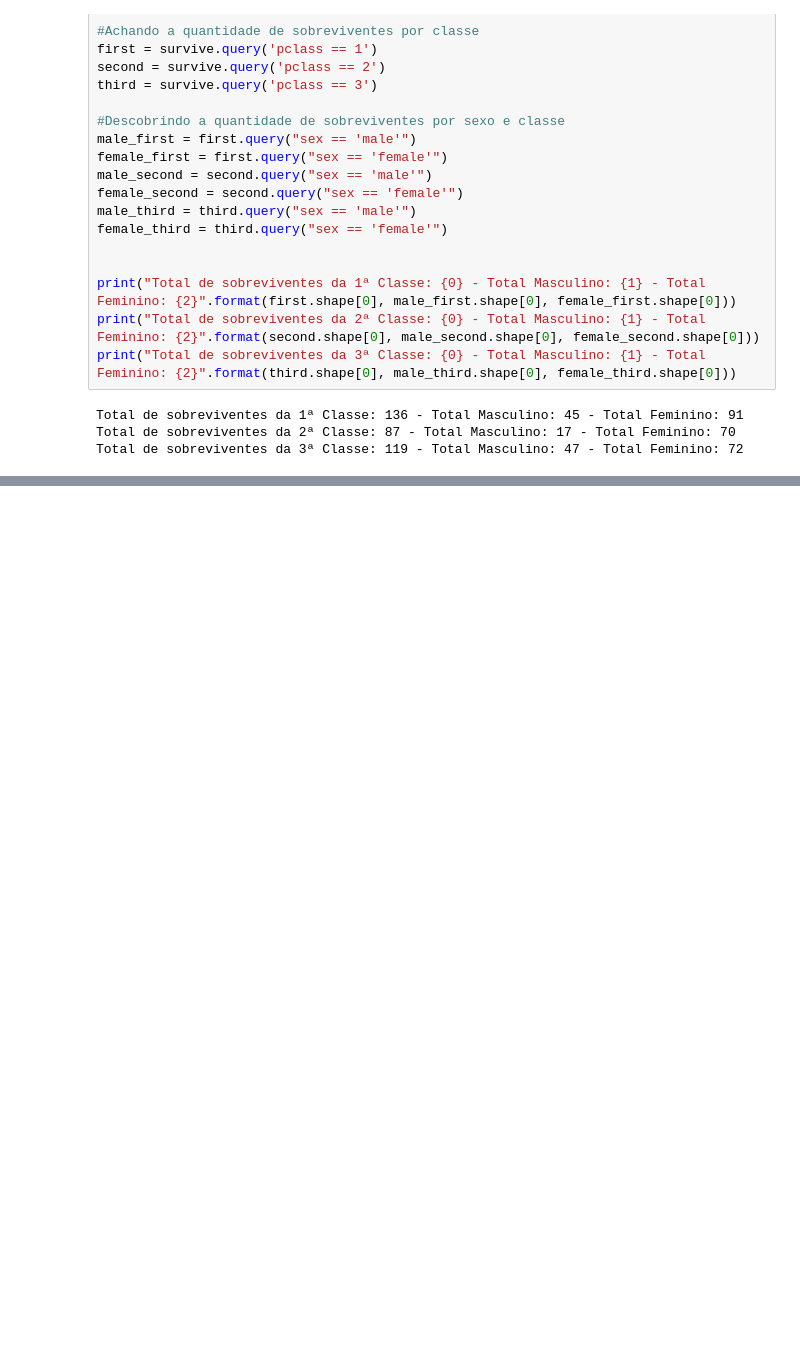
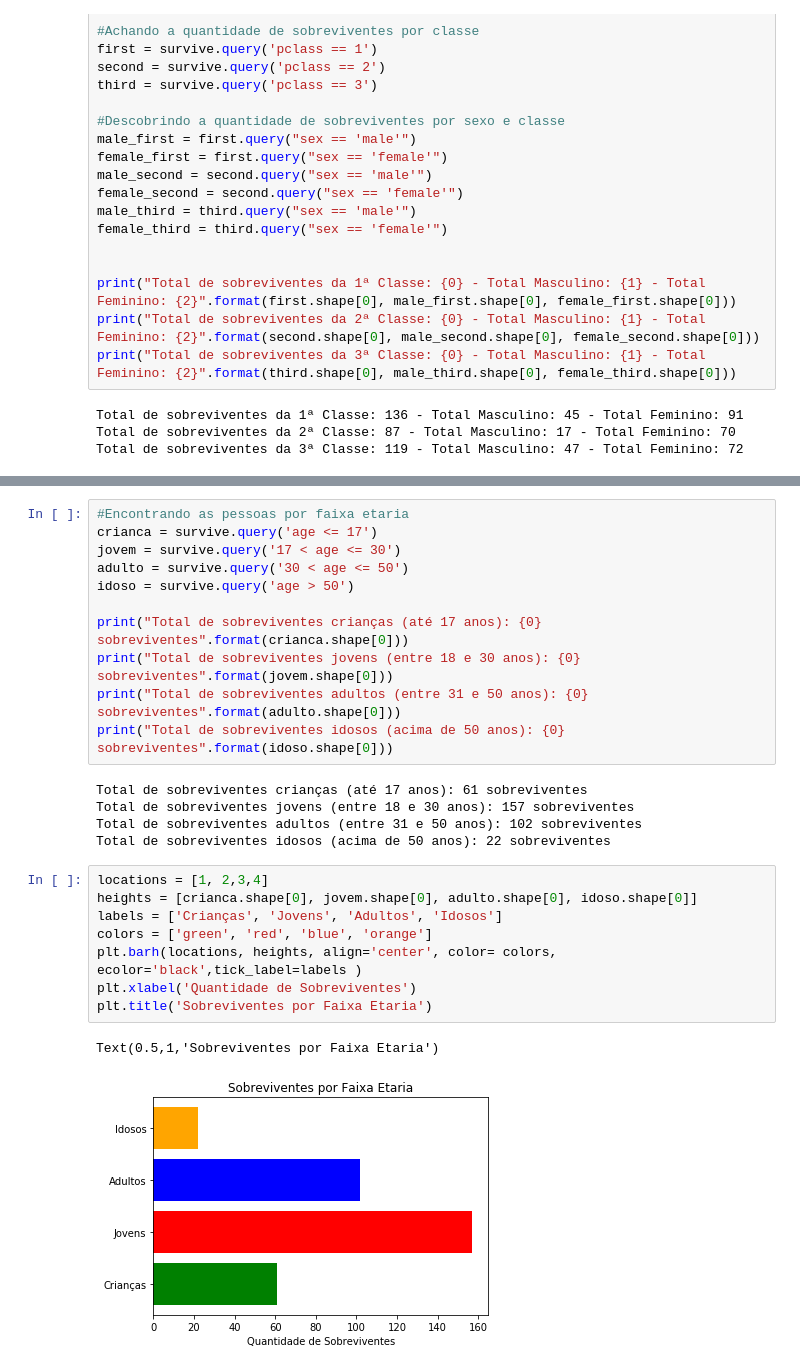
Before and after one commit to jcpsantos/projeto_titanic_dataScience, a Jupyter notebook: project_titanic_juan.ipynb, the cells around one changed output, grey strips where cells are left out. Drawn from its saved outputs; the diff is of its cells as text; blank space fills up the shorter version.

```diff
--- a/project_titanic_juan.ipynb
+++ b/project_titanic_juan.ipynb
@@ -241,0 +292,27 @@ plt.show()
+# %%
+#Encontrando as pessoas por faixa etaria
+crianca = survive.query('age <= 17')
+jovem = survive.query('17 < age <= 30')
+adulto = survive.query('30 < age <= 50')
+idoso = survive.query('age > 50')
+
+print("Total de sobreviventes crianças (até 17 anos): {0} sobreviventes".format(crianca.shape[0]))
+print("Total de sobreviventes jovens (entre 18 e 30 anos): {0} sobreviventes".format(jovem.shape[0]))
+print("Total de sobreviventes adultos (entre 31 e 50 anos): {0} sobreviventes".format(adulto.shape[0]))
+print("Total de sobreviventes idosos (acima de 50 anos): {0} sobreviventes".format(idoso.shape[0]))
+# %% [output]
+Total de sobreviventes crianças (até 17 anos): 61 sobreviventes
+Total de sobreviventes jovens (entre 18 e 30 anos): 157 sobreviventes
+Total de sobreviventes adultos (entre 31 e 50 anos): 102 sobreviventes
+Total de sobreviventes idosos (acima de 50 anos): 22 sobreviventes
+# %%
+locations = [1, 2,3,4]
+heights = [crianca.shape[0], jovem.shape[0], adulto.shape[0], idoso.shape[0]]
+labels = ['Crianças', 'Jovens', 'Adultos', 'Idosos']
+colors = ['green', 'red', 'blue', 'orange']
+plt.barh(locations, heights, align='center', color= colors, ecolor='black',tick_label=labels )
+plt.xlabel('Quantidade de Sobreviventes')
+plt.title('Sobreviventes por Faixa Etaria')
+# %% [output]
+Text(0.5,1,'Sobreviventes por Faixa Etaria')
+[figure, added]
```
Also changed, not shown: parts of 22 cells of this notebook, 1 other file.
